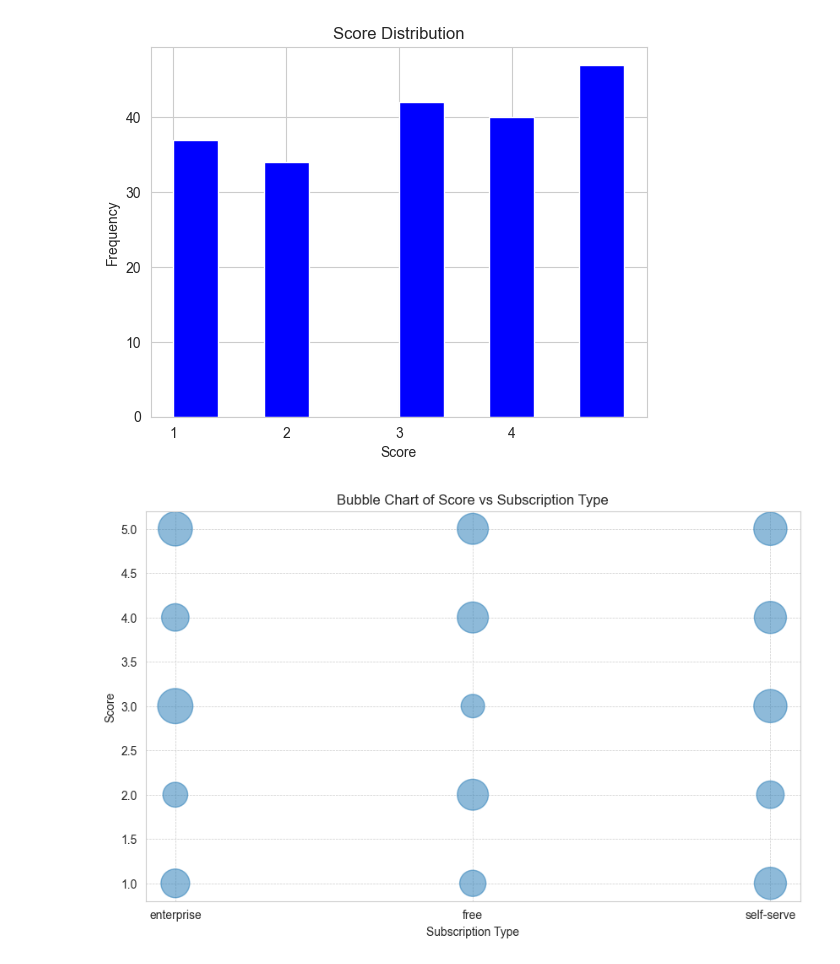
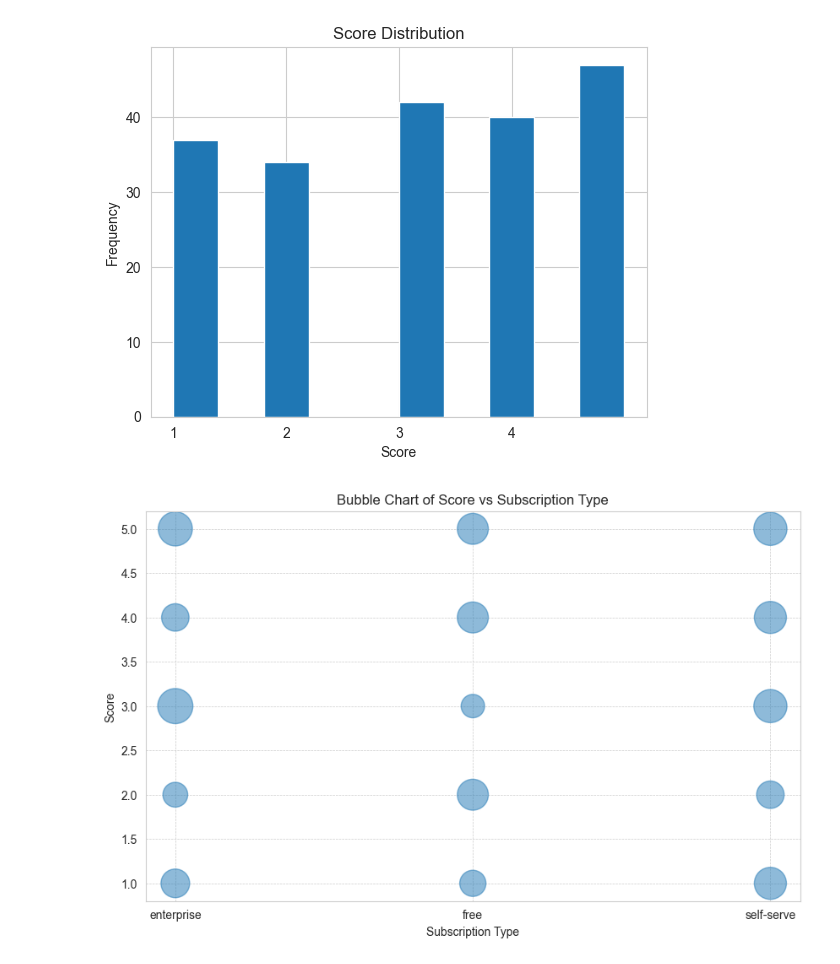
Before and after one commit to vlntn-t/nps_data_analysis, a Jupyter notebook: nps_analysis.ipynb, the cells around one changed output. Saved outputs shown, nothing was run; the diff lists cells and outputs as text; code cells hidden in the pictures.

```diff
--- a/nps_analysis.ipynb
+++ b/nps_analysis.ipynb
@@ -18,14 +18,14 @@ df.head()
 | 4 | da102517-8f1e-480e-b6a0-6e0a257f7af8 | technical support | 806 | qwest@example.com | 79 | 1098 | ... |
 # %%
 # Create a bar chart using column score from the dataframe
-plt.hist(df['score'], bins=10, color='blue')
+plt.hist(df['score'], bins=10)
 plt.title('Score Distribution')
 plt.xlabel('Score')
 plt.ylabel('Frequency')
 plt.xticks(np.arange(1, 5, 1))
 plt.show()
 # %% [output]
-[figure, old version]
+[figure, new version]
 # %%
 # Create bubble chart with score on the y axis subscruption_type on the x axis and number of users as the size of the bubble using the dataframe
 grouped_df = df.groupby(['subscription_type', 'score']).size().reset_index(name='number_of_users')
```
Also changed, not shown: parts of 4 cells of this notebook.
